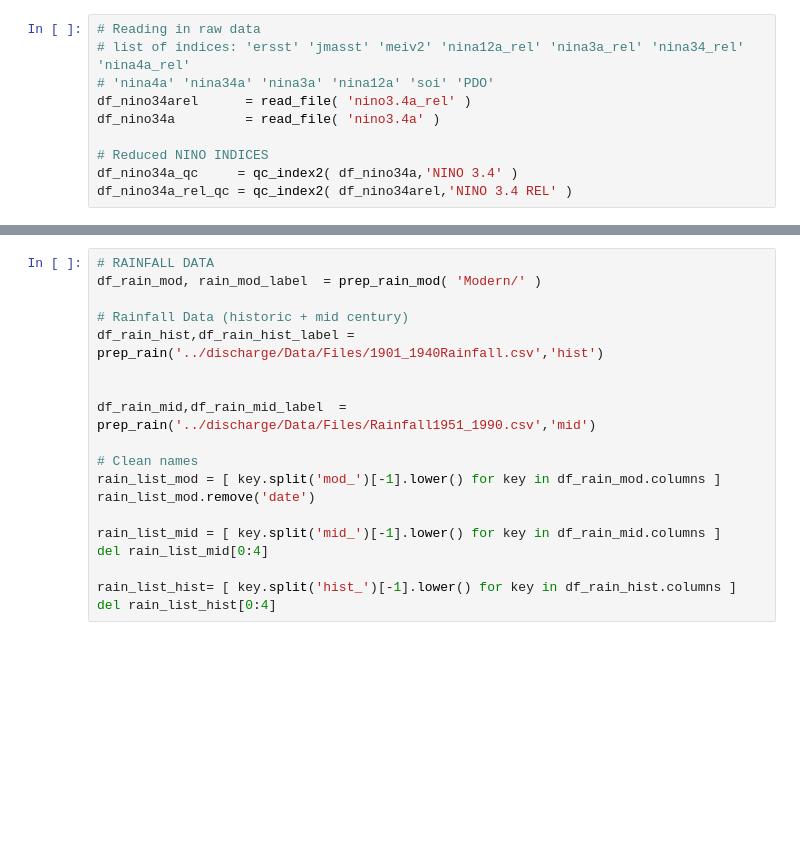
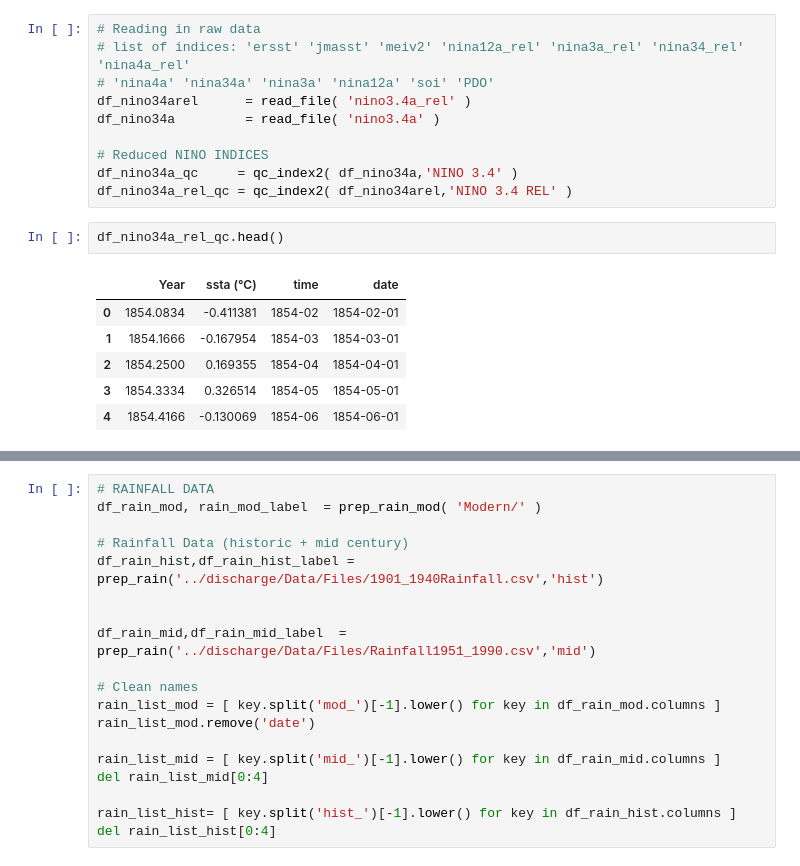
Before and after one commit to nsekhon91/discharge, a Jupyter notebook: ENSO.ipynb, the cells around one changed output, grey strips where cells are left out. Saved outputs shown, nothing was run; the diff lists cells and outputs as text; blank space fills up the shorter version.

```diff
--- a/ENSO.ipynb
+++ b/ENSO.ipynb
@@ -498,3 +498,12 @@ df_nino34a         = read_file( 'nino3.4a' )
 # Reduced NINO INDICES
 df_nino34a_qc     = qc_index2( df_nino34a,'NINO 3.4' )
 df_nino34a_rel_qc = qc_index2( df_nino34arel,'NINO 3.4 REL' )
+# %%
+df_nino34a_rel_qc.head()
+# %% [output]
+|  | Year | ssta (°C) | time | date |
+| 0 | 1854.0834 | -0.411381 | 1854-02 | 1854-02-01 |
+| 1 | 1854.1666 | -0.167954 | 1854-03 | 1854-03-01 |
+| 2 | 1854.2500 | 0.169355 | 1854-04 | 1854-04-01 |
+| 3 | 1854.3334 | 0.326514 | 1854-05 | 1854-05-01 |
+| 4 | 1854.4166 | -0.130069 | 1854-06 | 1854-06-01 |
```
Also changed, not shown: parts of 5 cells of this notebook.
